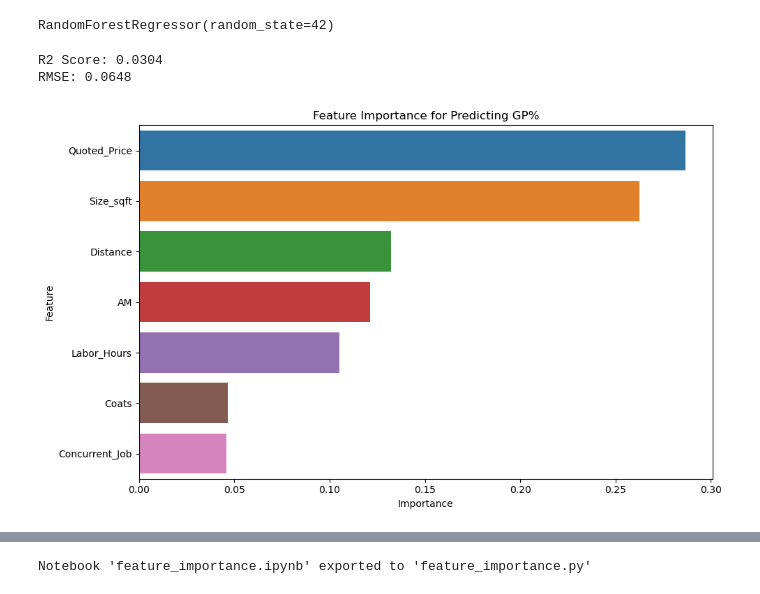
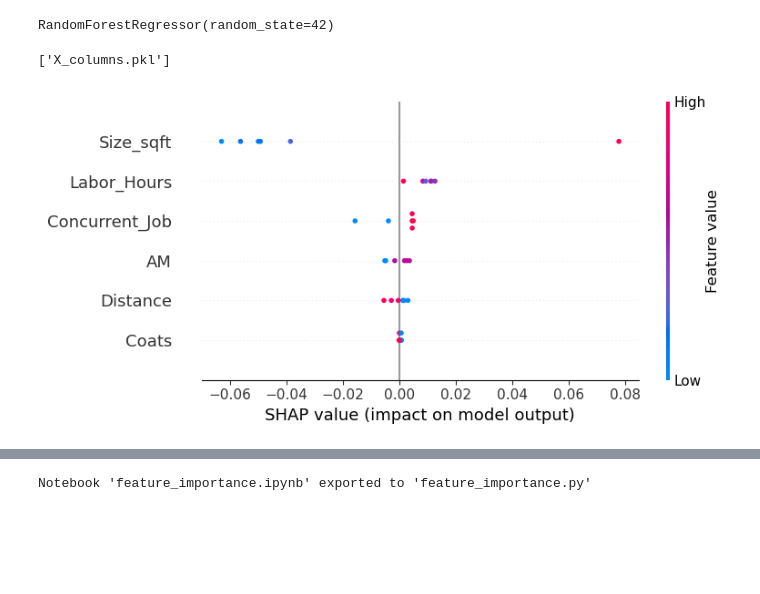
Before and after one commit to michaelpointek/gym_floor_analysis, a Jupyter notebook: feature_importance.ipynb, the cells around one changed output, grey strips where cells are left out. Saved outputs shown, nothing was run; the diff lists cells and outputs as text; code cells hidden in the pictures; blank space fills up the shorter version.

Commit message:
Updated to remove redundancies and clean code.

```diff
--- a/feature_importance.ipynb
+++ b/feature_importance.ipynb
@@ -14,18 +13,20 @@ from sklearn.metrics import mean_squared_error, r2_score
 df = pd.read_csv("gym_floor_raw.csv")
 # %%
-# Step 3: Data Cleaning
-df = df.copy()
-df = df[df['GP%'] > 0]  # Remove incomplete or unsuccessful jobs (GP% = 0)
-
-# Drop columns not relevant for modeling or highly correlated with GP%
-drop_cols = ['Name', 'Account#', 'GP', 'GYMLABORAP']  # Remove 'GP' to avoid data leakage
-df = df.drop(columns=drop_cols)
+# Drop Quoted_Price from training set to avoid feature leakage
+if "Quoted_Price" in df.columns:
+    df.drop(columns=["Quoted_Price"], inplace=True)
 # %%
-# Step 4: Encode Categorical Variables
+# Drop non-numeric or irrelevant columns
+df.drop(columns=["Name", "Account#", "Location", "GP", "GYMLABORAP"], errors='ignore', inplace=True)
+
+# Encode categorical variables
 label_enc = LabelEncoder()
-df['AM'] = label_enc.fit_transform(df['AM'])
+df["AM"] = label_enc.fit_transform(df["AM"])
 # %%
-# Step 5: Feature/Target Split
-X = df.drop(columns=['GP%'])
-y = df['GP%']
+# Drop rows with missing values
+df.dropna(inplace=True)
+
+# Define features and target
+y = df["GP%"]
+X = df.drop(columns=["GP%"])
 # %%
@@ -38,25 +42,16 @@ rf.fit(X_train, y_train)
 # %% [output]
 RandomForestRegressor(random_state=42)
 # %%
-# Step 8: Evaluate
-y_pred = rf.predict(X_test)
-print(f"R2 Score: {r2_score(y_test, y_pred):.4f}")
-print(f"RMSE: {np.sqrt(mean_squared_error(y_test, y_pred)):.4f}")
+# Save model artifacts
+joblib.dump(rf, "model_rf.pkl")
+joblib.dump(label_enc, "label_encoder.pkl")
+joblib.dump(X_columns, "X_columns.pkl")
 # %% [output]
-R2 Score: 0.0304
-RMSE: 0.0648
+['X_columns.pkl']
 # %%
-# Step 9: Feature Importance Plot
-importances = rf.feature_importances_
-features = X.columns
-indices = np.argsort(importances)[::-1]
+# SHAP analysis
+explainer = shap.Explainer(rf, X_train)
+shap_values = explainer(X_test)
+shap.summary_plot(shap_values, X_test)
+# %% [output]
+[figure, added]
-# %%
-plt.figure(figsize=(10,6))
-sns.barplot(x=importances[indices], y=features[indices])
-plt.title("Feature Importance for Predicting GP%")
-plt.xlabel("Importance")
-plt.ylabel("Feature")
-plt.tight_layout()
-plt.show()
-# %% [output]
-[figure, removed]
```
Also changed, not shown: parts of 11 cells of this notebook, 1 other file.
